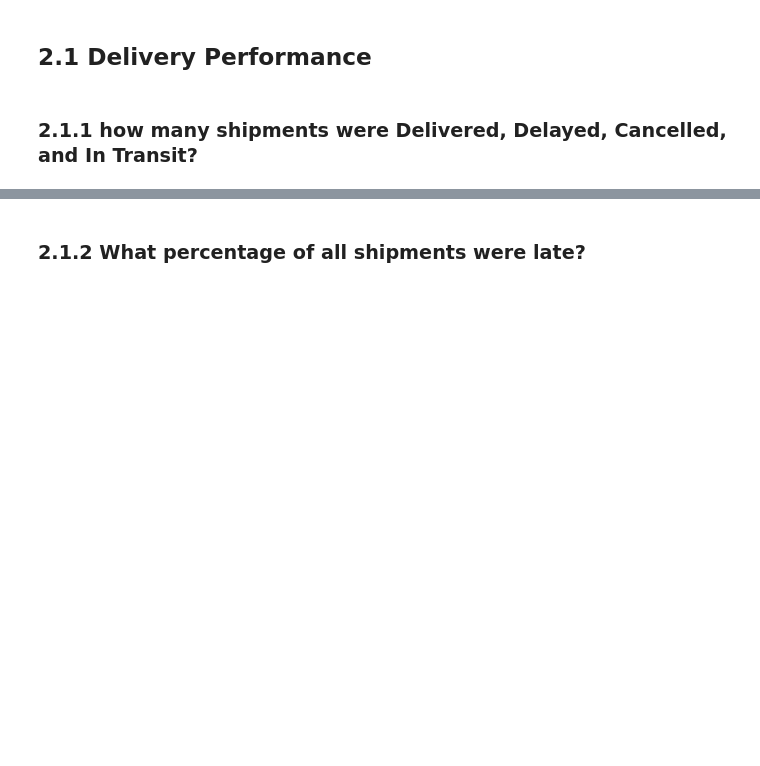
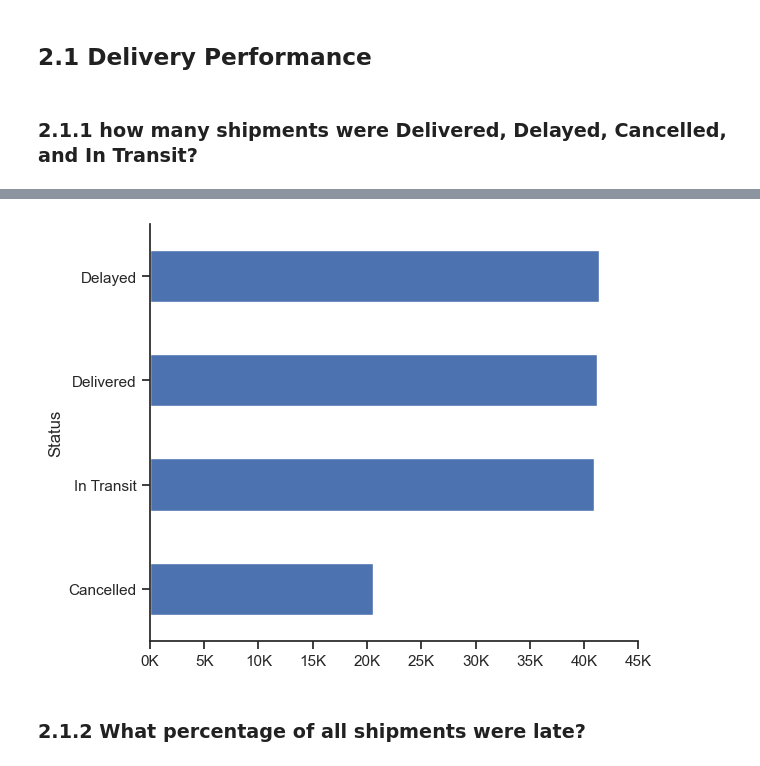
Before and after one commit to babatunde-dev-lab/ng_logistics_analysis, a Jupyter notebook: 02_eda.ipynb, the cells around one changed output, grey strips where cells are left out. Drawn from its saved outputs; the diff is of its cells as text; code cells hidden in the pictures; blank space fills up the shorter version.

```diff
--- a/02_eda.ipynb
+++ b/02_eda.ipynb
@@ -30,3 +36,15 @@ plt.tight_layout()
+# %%
+status_plot[::-1].plot(kind='barh', x='Status', y='count', legend=False)
+plt.xlim(0, 45000)
+sns.despine()
+plt.gca().xaxis.set_major_formatter(
+    plt.FuncFormatter(
+        lambda x, pos: f'{int(x/1000)}K'
+    )
+)
+plt.tight_layout()
+# %% [output]
+[figure, added]
 # %% [markdown]
 ### 2.1.2 What percentage of all shipments were late?
 # %%
```
Also changed, not shown: parts of 5 cells of this notebook, 11 other files.
